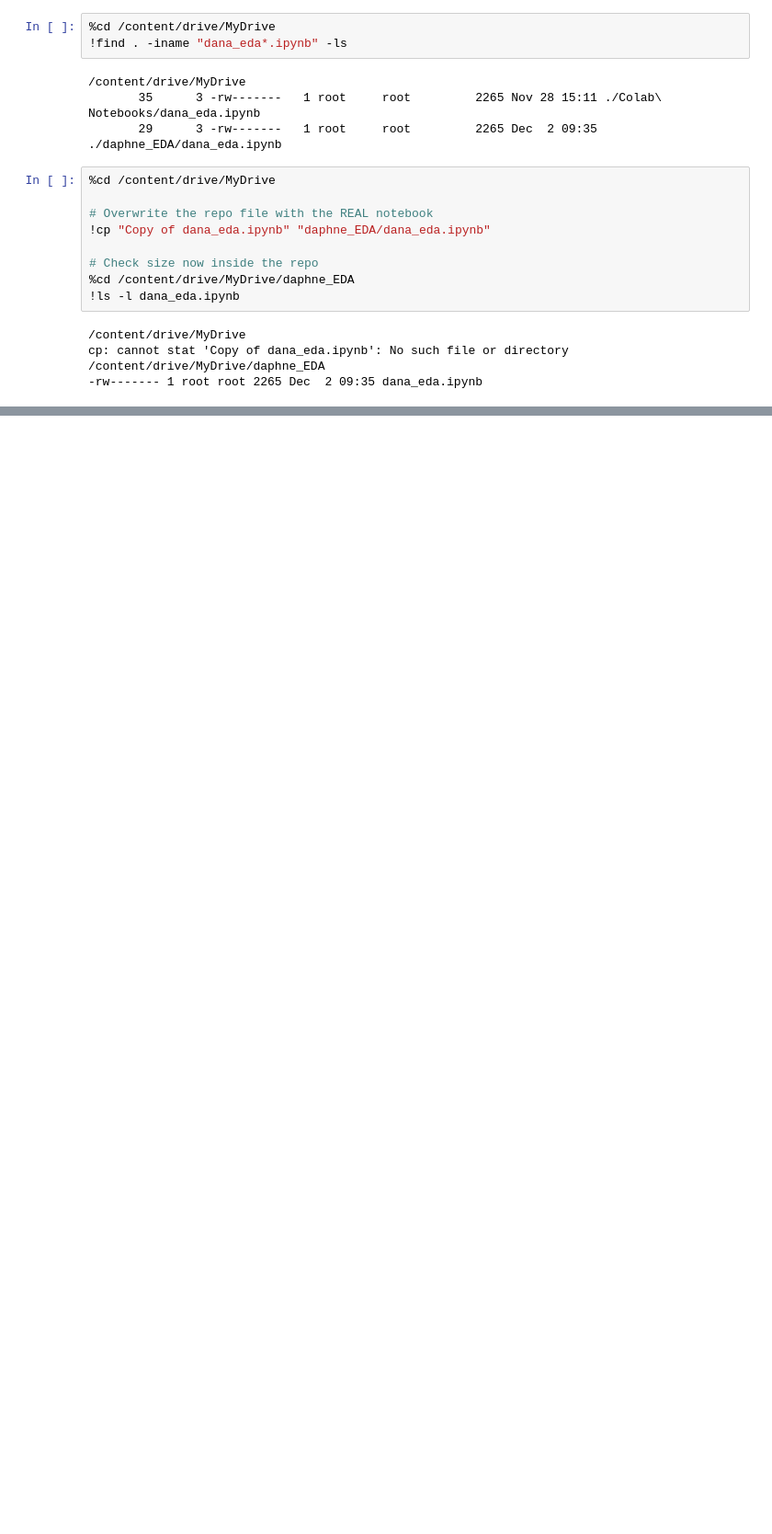
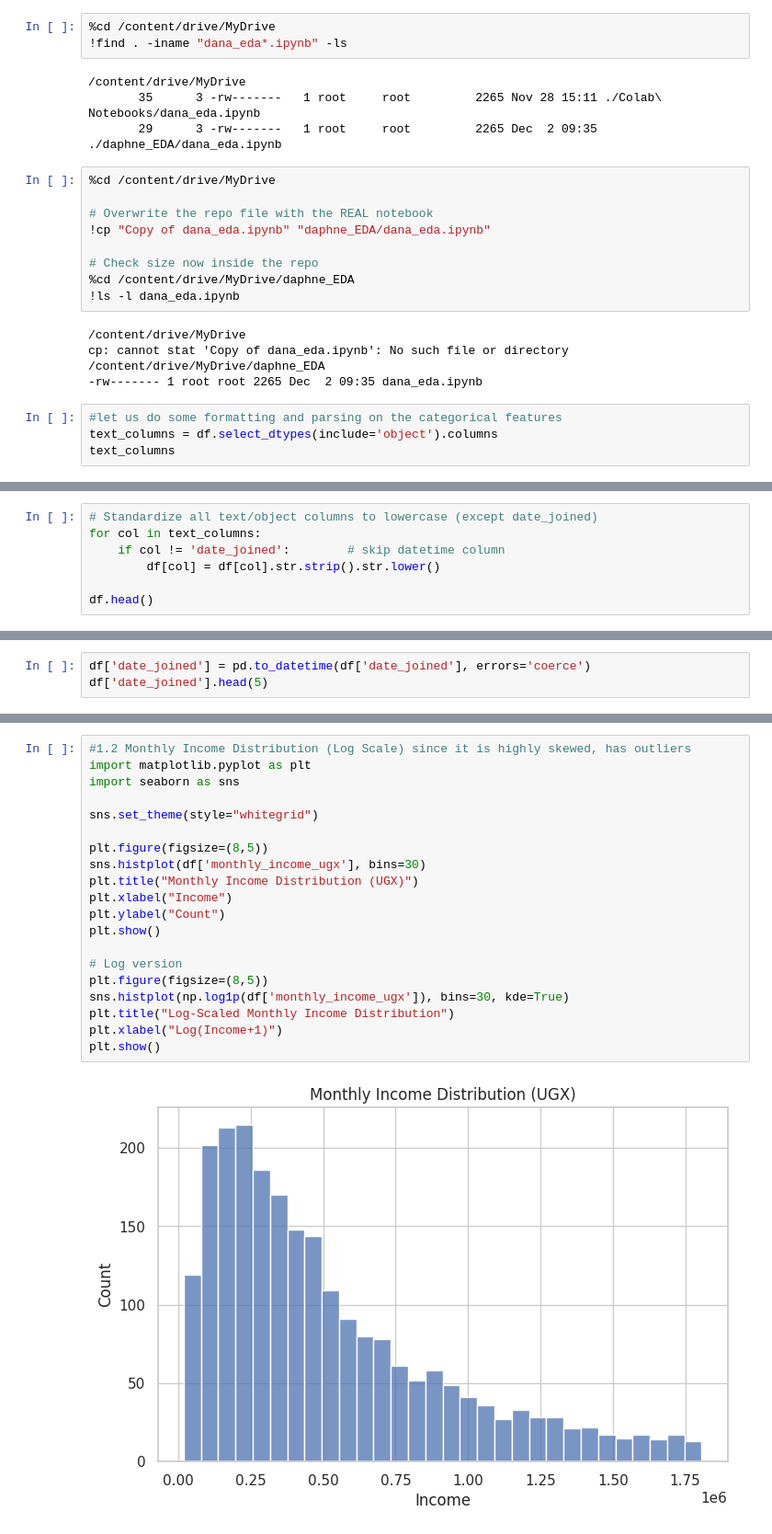
Before and after one commit to DaphneDana/daphne_EDA, a Jupyter notebook: dana_eda.ipynb, the cells around one changed output, grey strips where cells are left out. Shown at 92% size. Saved outputs shown, nothing was run; the diff lists cells and outputs as text; blank space fills up the shorter version.

```diff
--- a/dana_eda.ipynb
+++ b/dana_eda.ipynb
@@ -649,3 +673,7 @@ total 3
 cp: cannot stat 'Copy of dana_eda.ipynb': No such file or directory
 /content/drive/MyDrive/daphne_EDA
 -rw------- 1 root root 2265 Dec  2 09:35 dana_eda.ipynb
+# %%
+#let us do some formatting and parsing on the categorical features
+text_columns = df.select_dtypes(include='object').columns
+text_columns
@@ -651,0 +684,7 @@ cp: cannot stat 'Copy of dana_eda.ipynb': No such file or directory
+# %%
+# Standardize all text/object columns to lowercase (except date_joined)
+for col in text_columns:
+    if col != 'date_joined':        # skip datetime column
+        df[col] = df[col].str.strip().str.lower()
+
+df.head()
@@ -651,0 +708,3 @@ cp: cannot stat 'Copy of dana_eda.ipynb': No such file or directory
+# %%
+df['date_joined'] = pd.to_datetime(df['date_joined'], errors='coerce')
+df['date_joined'].head(5)
@@ -651,0 +719,22 @@ cp: cannot stat 'Copy of dana_eda.ipynb': No such file or directory
+# %%
+#1.2 Monthly Income Distribution (Log Scale) since it is highly skewed, has outliers
+import matplotlib.pyplot as plt
+import seaborn as sns
+
+sns.set_theme(style="whitegrid")
+
+plt.figure(figsize=(8,5))
+sns.histplot(df['monthly_income_ugx'], bins=30)
+plt.title("Monthly Income Distribution (UGX)")
+plt.xlabel("Income")
+plt.ylabel("Count")
+plt.show()
+
+# Log version
+plt.figure(figsize=(8,5))
+sns.histplot(np.log1p(df['monthly_income_ugx']), bins=30, kde=True)
+plt.title("Log-Scaled Monthly Income Distribution")
+plt.xlabel("Log(Income+1)")
+plt.show()
+# %% [output]
+[figure, added]
```
Also changed, not shown: parts of 27 cells of this notebook.
